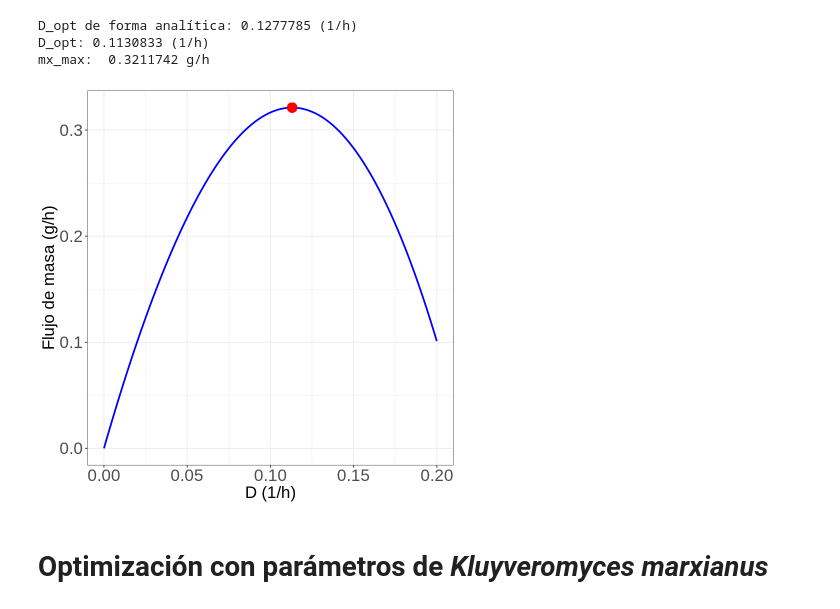
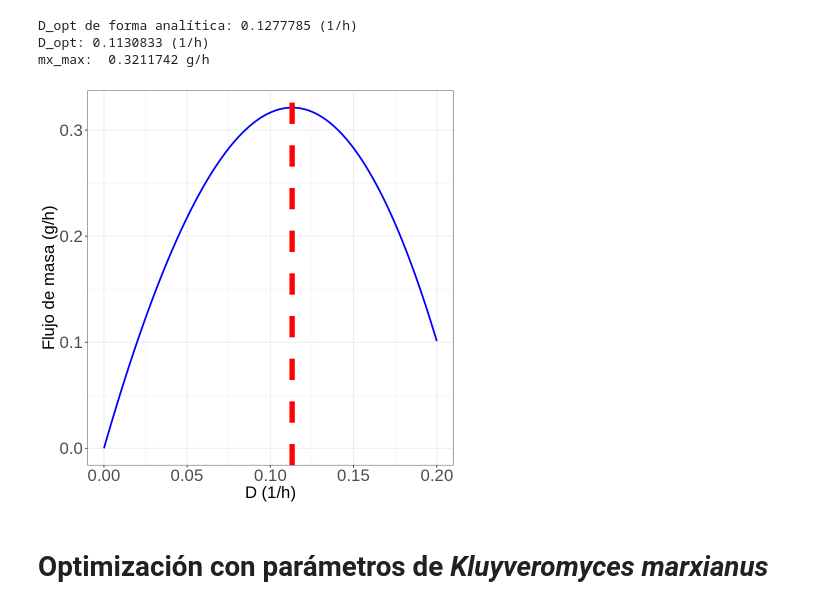
Before and after one commit to JuanM-GG/modelos-tesis, a Jupyter notebook: optimizacion_tasa_dilucion.ipynb, the cells around one changed output. Saved outputs shown, nothing was run; the diff lists cells and outputs as text; code cells hidden in the pictures.

```diff
--- a/optimizacion_tasa_dilucion.ipynb
+++ b/optimizacion_tasa_dilucion.ipynb
@@ -167,20 +159,20 @@ mx_max:  0.3211742 g/h
 # %%
 # mostrar resultados
 ggplot(out_it, aes(x = D, y = Gain)) +
   geom_line(lty = 1, lwd = 1, color = "blue") +
-  geom_point(x = sol_it$minimum, y =  - sol_it$objective, color = "red", size = 5) +
+  geom_vline(xintercept = sol_it$minimum, color = "red", lty = 2, lwd = 2) +
   ylab("Flujo de masa (g/h)") +
   xlab("D (1/h)") +
   #labs(title = "Isstchenkia terrícola") +
   theme_bw() +
   theme(
         plot.title = element_text(size=22, face = "italic"),
         axis.text=element_text(size=20),
         axis.title=element_text(size=20),
         legend.title = element_text(size=20),
         legend.text = element_text(size=20))
 # %% [output]
-[figure, old version]
+[figure, new version]
 # %% [markdown]
 # Optimización con parámetros de *Kluyveromyces marxianus*
 # %% [markdown]
```
Also changed, not shown: parts of 18 cells of this notebook.
